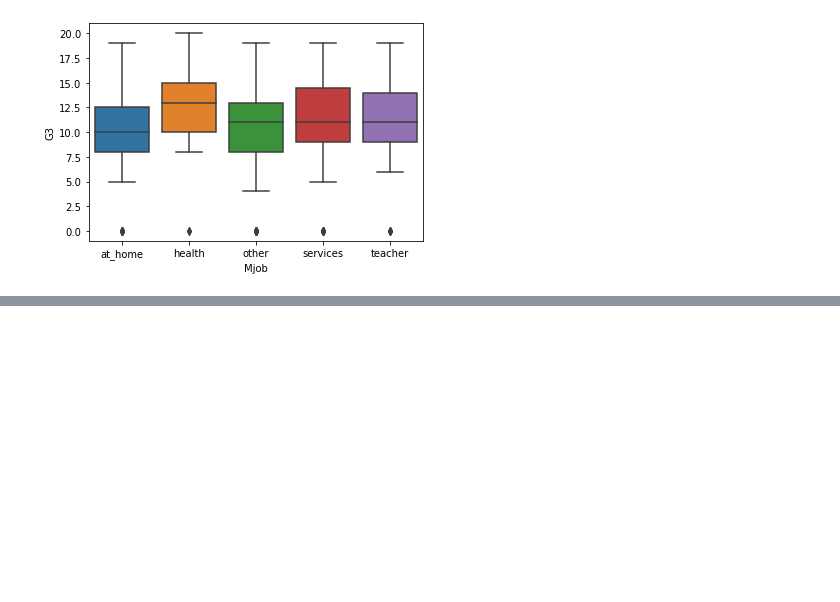
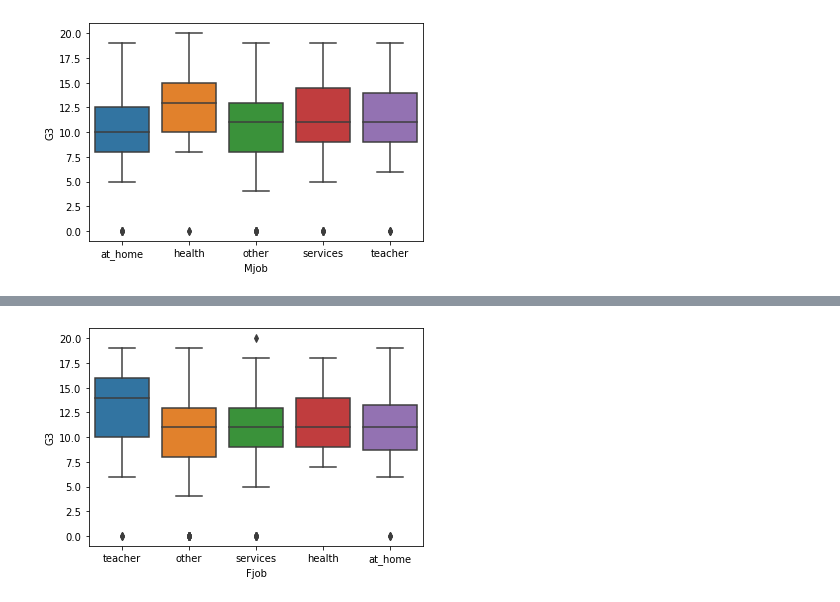
Before and after one commit to joeelorm/Data_Science, a Jupyter notebook: Associations Between Quantitative and Categorical Variables.ipynb, the cells around one changed output, grey strips where cells are left out. Cells and saved outputs as stored; diff of their text form; code cells hidden in the pictures; blank space fills up the shorter version.

```diff
--- a/Associations Between Quantitative and Categorical Variables.ipynb
+++ b/Associations Between Quantitative and Categorical Variables.ipynb
@@ -115,0 +131,5 @@ plt.show()
+# %%
+sns.boxplot(data = students, y = 'G3', x = 'Fjob')
+plt.show()
+# %% [output]
+[figure, added]
```
Also changed, not shown: parts of 3 cells of this notebook.
